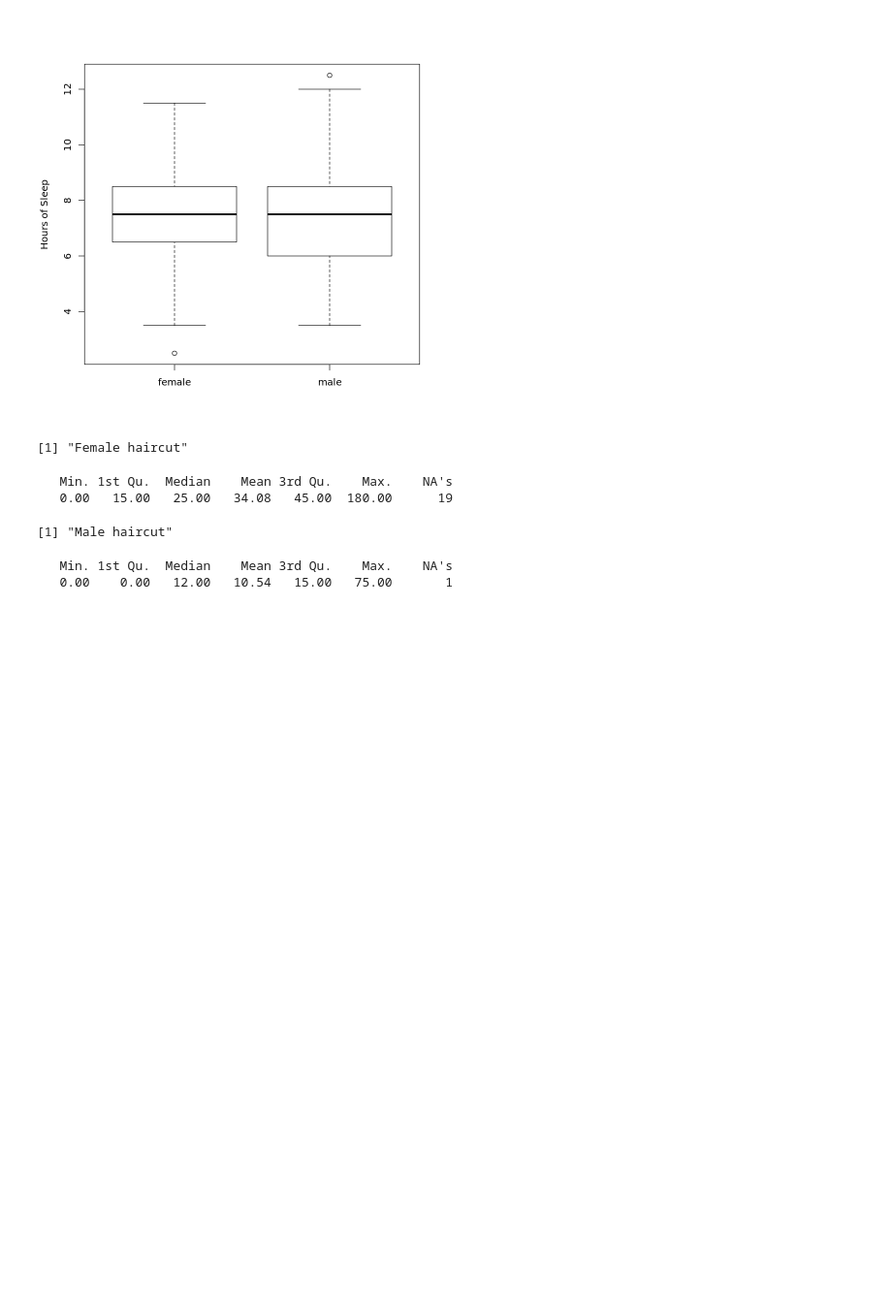
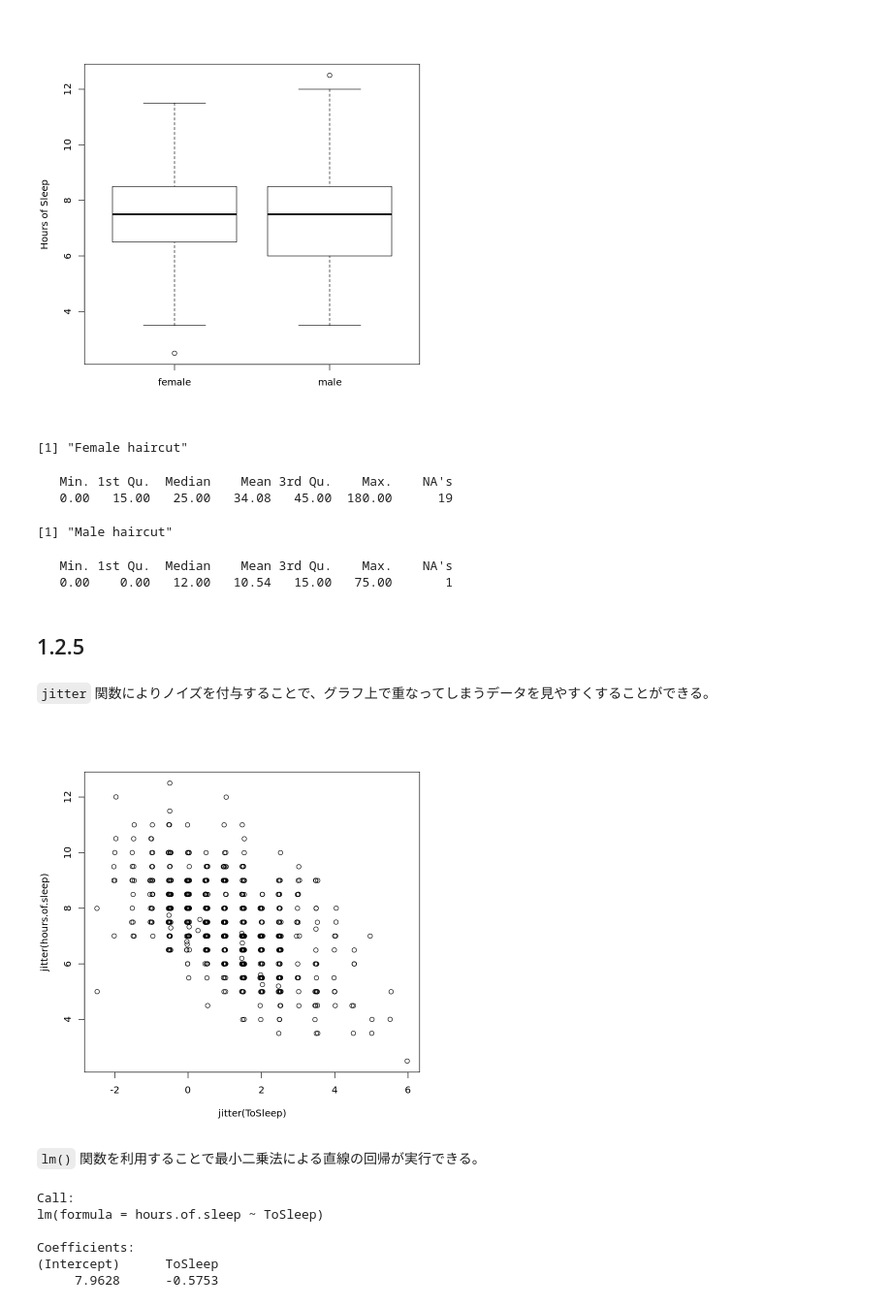
Before and after one commit to iimuz/til, a Jupyter notebook: r/r_bayes_tutorial/chapter1.ipynb, the cells around one changed output. Shown: that part at 97% size. Drawn from its saved outputs; the diff is of its cells as text; code cells hidden in the pictures; blank space fills up the shorter version.

```diff
--- a/r/r_bayes_tutorial/chapter1.ipynb
+++ b/r/r_bayes_tutorial/chapter1.ipynb
@@ -68,3 +68,23 @@ summary(male.Haircut)
 [1] "Male haircut"
    Min. 1st Qu.  Median    Mean 3rd Qu.    Max.    NA's
    0.00    0.00   12.00   10.54   15.00   75.00       1
+# %% [markdown]
+## 1.2.5
+# %% [markdown]
+`jitter` 関数によりノイズを付与することで、グラフ上で重なってしまうデータを見やすくすることができる。
+# %%
+plot(jitter(ToSleep), jitter(hours.of.sleep))
+# %% [output]
+[figure, added]
+# %% [markdown]
+`lm()` 関数を利用することで最小二乗法による直線の回帰が実行できる。
+# %%
+fit <- lm(hours.of.sleep ~ ToSleep)
+fit
+# %% [output]
+Call:
+lm(formula = hours.of.sleep ~ ToSleep)
+
+Coefficients:
+(Intercept)      ToSleep
+     7.9628      -0.5753
```
Also changed, not shown: parts of 8 cells of this notebook.
